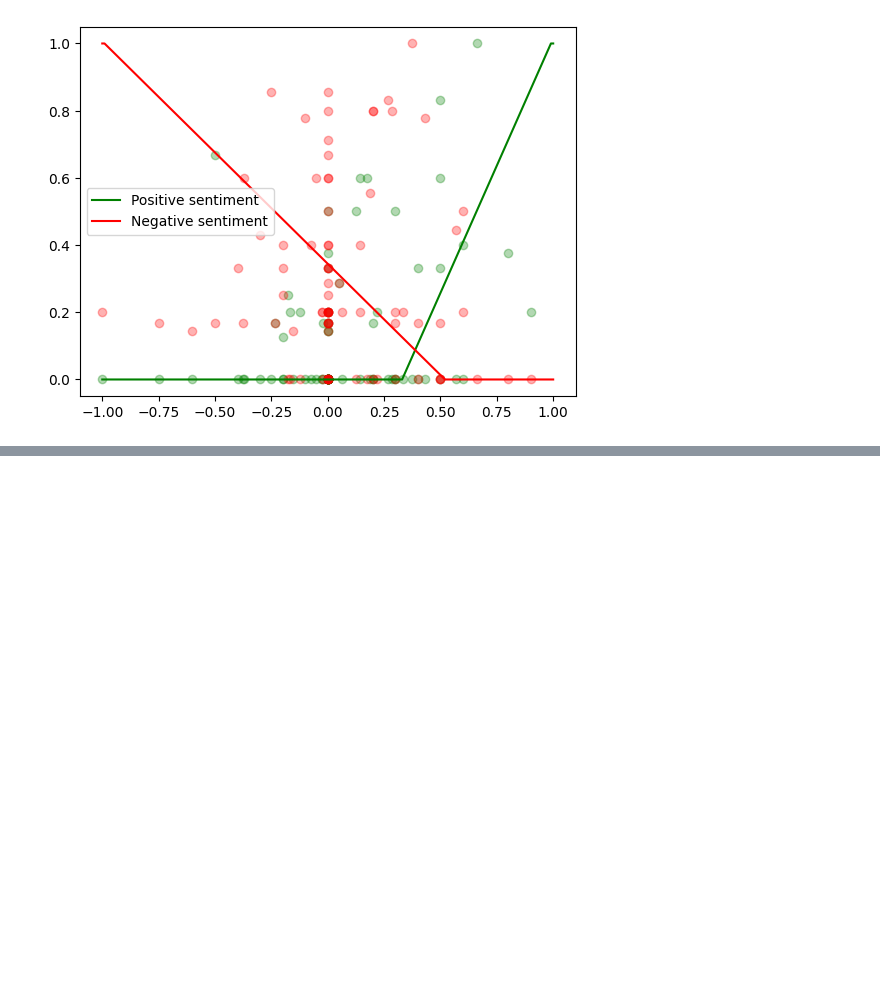
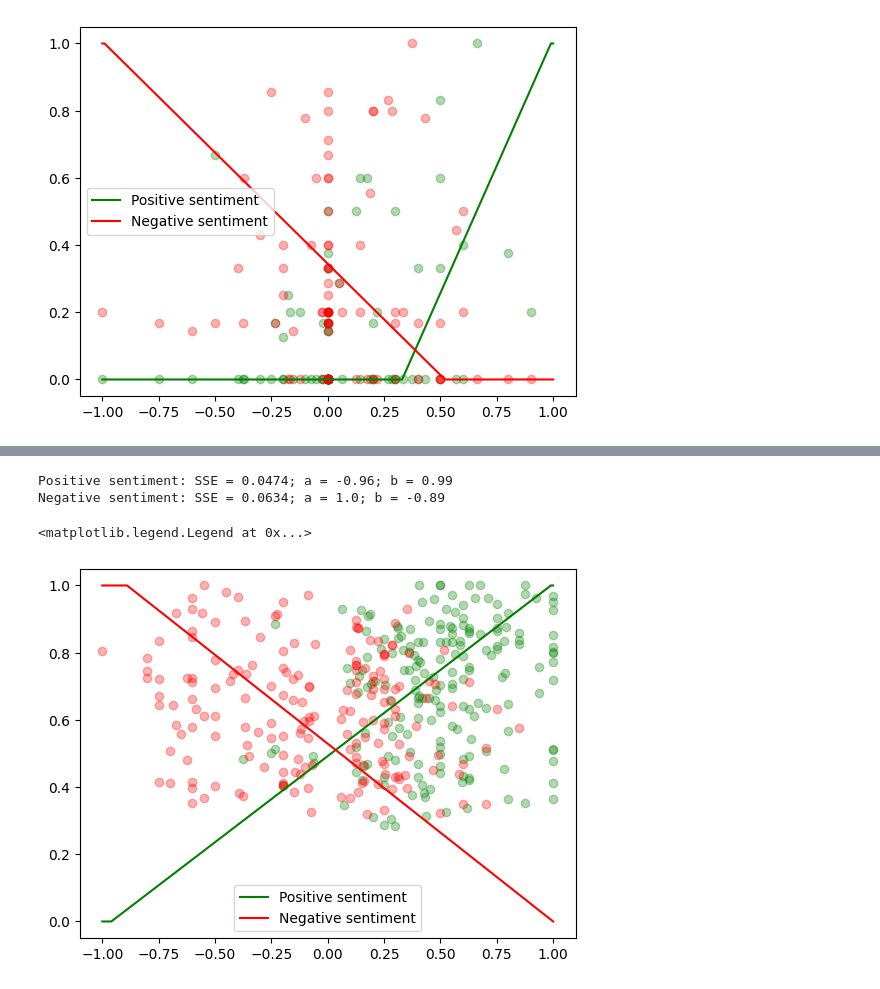
Before and after one commit to msvana/dissertation, a Jupyter notebook: notebooks/nuclear_energy.ipynb, the cells around one changed output, grey strips where cells are left out. Saved outputs shown, nothing was run; the diff lists cells and outputs as text; code cells hidden in the pictures; blank space fills up the shorter version.

```diff
--- a/notebooks/nuclear_energy.ipynb
+++ b/notebooks/nuclear_energy.ipynb
@@ -108,0 +158,5 @@ plt.legend()
+# %%
+df_weather = pd.read_csv('../datasets/weather.csv', encoding_errors='ignore')
+df_weather = df_weather[['what_emotion_does_the_author_express_specifically_about_the_weather', 'what_emotion_does_the_author_express_specifically_about_the_weather:confidence', 'tweet_text']]
+df_weather.columns = ['sentiment', 'confidence', 'tweet_text']
+df_weather.head()
@@ -108,0 +170,4 @@ plt.legend()
+# %%
+df_weather['polarity'] = [tb.TextBlob(t).sentiment.polarity if type(t) == str else None for t in df_weather['tweet_text']]
+df_weather = df_weather[df_weather['polarity'].abs() > 0.05]
+df_weather.head()
@@ -108,0 +181,20 @@ plt.legend()
+# %%
+df_weather_positive = df_weather[df_weather['sentiment'] == 'Positive']
+sse_pos_weather, fn_pos_weather = find_best(df_weather_positive['polarity'].values, df_weather_positive['confidence'].values)
+print(f'Positive sentiment: SSE = {sse_pos_weather:.4f}; a = {fn_pos_weather[0]}; b = {fn_pos_weather[1]}')
+
+df_weather_negative = df_weather[df_weather['sentiment'] == 'Negative']
+sse_neg_weather, fn_neg_weather = find_best(-1 * df_weather_negative['polarity'].values, df_weather_negative['confidence'].values)
+print(f'Negative sentiment: SSE = {sse_neg_weather:.4f}; a = {-1 * fn_neg_weather[0]}; b = {-1 * fn_neg_weather[1]}')
+# %% [output]
+Positive sentiment: SSE = 0.0474; a = -0.96; b = 0.99
+Negative sentiment: SSE = 0.0634; a = 1.0; b = -0.89
+# %%
+plt.plot([-1, fn_pos_weather[0], fn_pos_weather[1], 1], [0, 0, 1, 1], color='green', label='Positive sentiment')
+plt.plot([-1, -1 * fn_neg_weather[1], -1 * fn_neg_weather[0], 1], [1, 1, 0, 0], color='red', label='Negative sentiment')
+plt.scatter(df_weather_positive['polarity'], df_weather_positive['confidence'], color='green', alpha=0.3)
+plt.scatter(df_weather_negative['polarity'], df_weather_negative['confidence'], color='red', alpha=0.3)
+plt.legend()
+# %% [output]
+<matplotlib.legend.Legend at 0x...>
+[figure, added]
```
Also changed, not shown: parts of 7 cells of this notebook, 13 other files.
